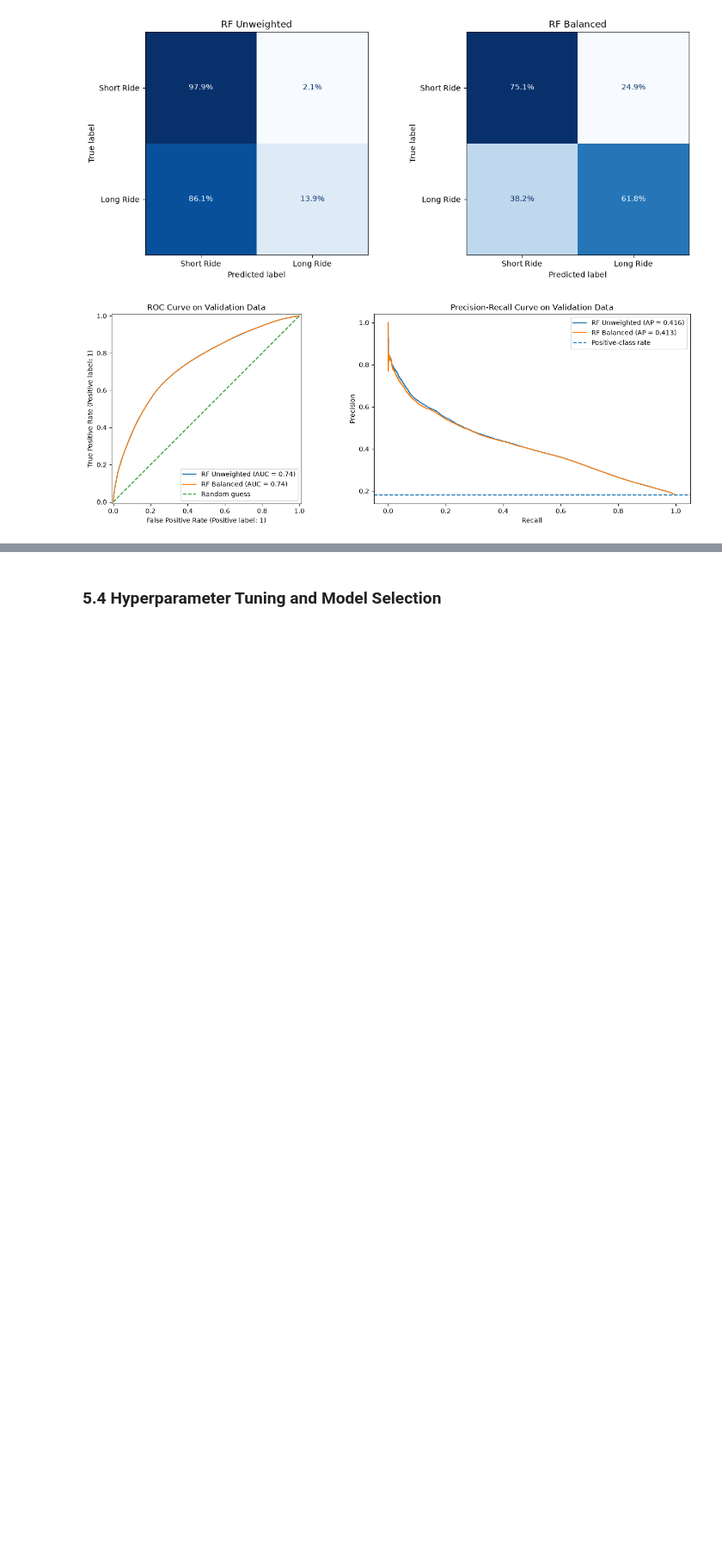
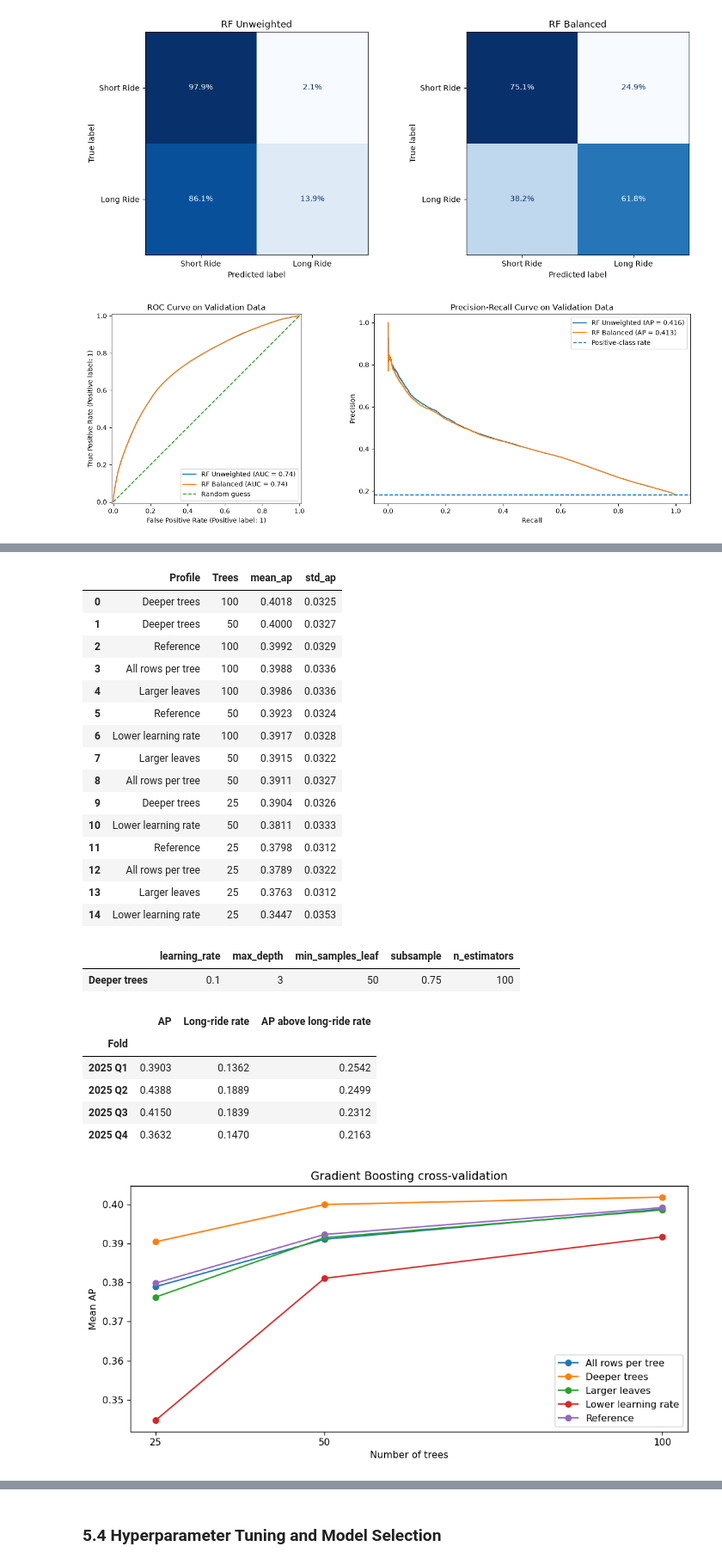
Before and after one commit to GeraintG/CIS_5450_Indigo_Data, a Jupyter notebook: indego_trips_analysis.ipynb, the cells around one changed output, grey strips where cells are left out. Shown at 86% size. Drawn from its saved outputs; the diff is of its cells as text; code cells hidden in the pictures; blank space fills up the shorter version.

Commit message:
Update 5.3 Gradient Boosting

```diff
--- a/indego_trips_analysis.ipynb
+++ b/indego_trips_analysis.ipynb
@@ -1522,0 +1539,17 @@ Train a sequential boosting model; consider learning rate, number of trees, dept
+# %%
+gb_reference = {
+    "learning_rate": 0.10,
+    "max_depth": 2,
+    "min_samples_leaf": 50,
+    "subsample": 0.75,
+}
+gb_profiles = {
+    "Reference": gb_reference,
+    "Lower learning rate": {**gb_reference, "learning_rate": 0.05},
+    "Deeper trees": {**gb_reference, "max_depth": 3},
+    "Larger leaves": {**gb_reference, "min_samples_leaf": 200},
+    "All rows per tree": {**gb_reference, "subsample": 1.0},
+}
+gb_tree_counts = (25, 50, 100)
+
+display(pd.DataFrame.from_dict(gb_profiles, orient="index").rename_axis("Profile"))
@@ -1522,0 +1632,57 @@ Train a sequential boosting model; consider learning rate, number of trees, dept
+# %%
+gb_cv_summary = (
+    gb_cv_df.groupby(["Profile", "Trees"], as_index=False)
+    .agg(mean_ap=("AP", "mean"), std_ap=("AP", "std"))
+    .sort_values(["mean_ap", "Trees", "std_ap"], ascending=[False, True, True])
+    .reset_index(drop=True)
+)
+gb_best = gb_cv_summary.iloc[0]
+gb_best_params = {
+    **gb_profiles[gb_best["Profile"]],
+    "n_estimators": int(gb_best["Trees"]),
+}
+display(gb_cv_summary.round(4))
+display(pd.DataFrame([gb_best_params], index=[gb_best["Profile"]]))
+
+gb_selected_folds = gb_cv_df.loc[
+    (gb_cv_df["Profile"] == gb_best["Profile"]) & (gb_cv_df["Trees"] == gb_best["Trees"])
+].set_index("Fold")[["AP"]].join(gb_fold_df[["Long-ride rate"]])
+gb_selected_folds["AP above long-ride rate"] = (
+    gb_selected_folds["AP"] - gb_selected_folds["Long-ride rate"]
+)
+display(gb_selected_folds.round(4))
+
+gb_fig, gb_ax = plt.subplots(figsize=(9, 4.5))
+for gb_profile, gb_scores in gb_cv_summary.sort_values("Trees").groupby("Profile"):
+    gb_ax.plot(gb_scores["Trees"], gb_scores["mean_ap"], marker="o", label=gb_profile)
+gb_ax.set(xlabel="Number of trees", ylabel="Mean AP", title="Gradient Boosting cross-validation")
+gb_ax.set_xticks(gb_tree_counts)
+gb_ax.legend()
+gb_fig.tight_layout()
+plt.show()
+# %% [output]
+|  | Profile | Trees | mean_ap | std_ap |
+| 0 | Deeper trees | 100 | 0.4018 | 0.0325 |
+| 1 | Deeper trees | 50 | 0.4000 | 0.0327 |
+| 2 | Reference | 100 | 0.3992 | 0.0329 |
+| 3 | All rows per tree | 100 | 0.3988 | 0.0336 |
+| 4 | Larger leaves | 100 | 0.3986 | 0.0336 |
+| 5 | Reference | 50 | 0.3923 | 0.0324 |
+| 6 | Lower learning rate | 100 | 0.3917 | 0.0328 |
+| 7 | Larger leaves | 50 | 0.3915 | 0.0322 |
+| 8 | All rows per tree | 50 | 0.3911 | 0.0327 |
+| 9 | Deeper trees | 25 | 0.3904 | 0.0326 |
+| 10 | Lower learning rate | 50 | 0.3811 | 0.0333 |
+| 11 | Reference | 25 | 0.3798 | 0.0312 |
+| 12 | All rows per tree | 25 | 0.3789 | 0.0322 |
+| 13 | Larger leaves | 25 | 0.3763 | 0.0312 |
+| 14 | Lower learning rate | 25 | 0.3447 | 0.0353 |
+|  | learning_rate | max_depth | min_samples_leaf | subsample | n_estimators |
+| Deeper trees | 0.1 | 3 | 50 | 0.75 | 100 |
+|  | AP | Long-ride rate | AP above long-ride rate |
+| Fold |  |  |  |
+| 2025 Q1 | 0.3903 | 0.1362 | 0.2542 |
+| 2025 Q2 | 0.4388 | 0.1889 | 0.2499 |
+| 2025 Q3 | 0.4150 | 0.1839 | 0.2312 |
+| 2025 Q4 | 0.3632 | 0.1470 | 0.2163 |
+[figure, added]
```
Also changed, not shown: parts of 23 cells of this notebook.
